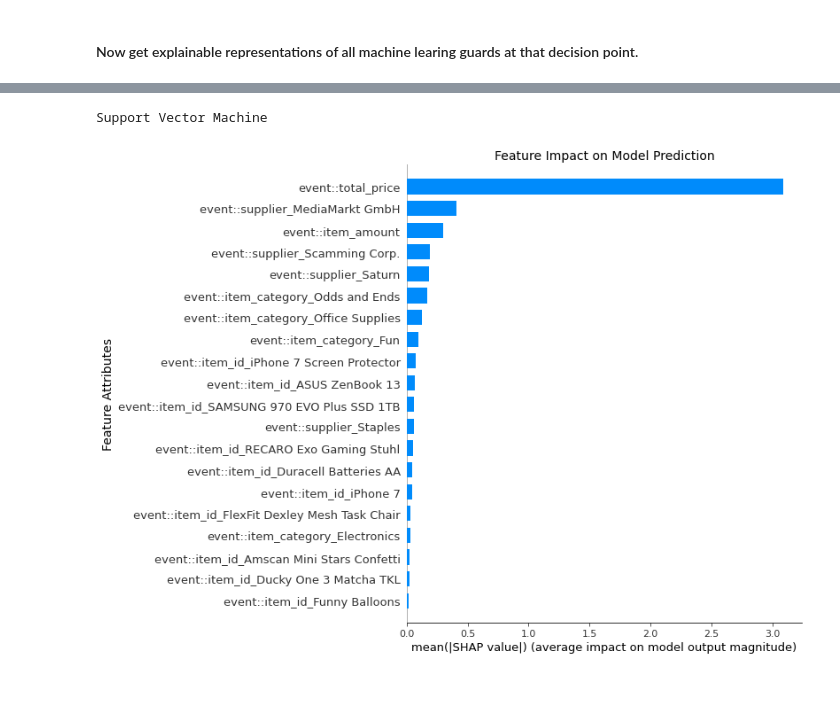
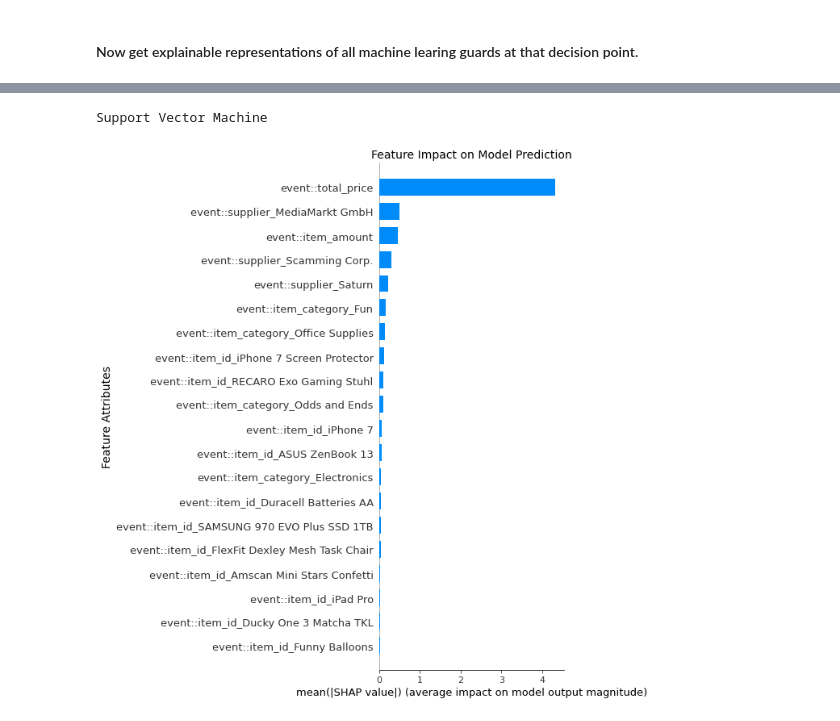
Before and after one commit to aarkue/eXdpn, a Jupyter notebook: docs/dpn_example.ipynb, the cells around one changed output, grey strips where cells are left out. Drawn from its saved outputs; the diff is of its cells as text; code cells hidden in the pictures; blank space fills up the shorter version.

```diff
--- a/docs/dpn_example.ipynb
+++ b/docs/dpn_example.ipynb
@@ -73,11 +76,11 @@ Decision Tree
 # %%
 svm_guard = dpn_base.guard_manager_per_place[decision_point].guards_list[ML_Technique.SVM]
 if svm_guard.is_explainable():
     print("Support Vector Machine")
-    svm_guard.get_explainable_representation(dpn_base.guard_manager_per_place[decision_point].X_test)
+    svm_guard.get_explainable_representation(dpn_base.guard_manager_per_place[decision_point].df_X)
 # %% [output]
 Support Vector Machine
-[figure, old version]
+[figure, new version]
 # %%
 nn_guard = dpn_base.guard_manager_per_place[decision_point].guards_list[ML_Technique.NN]
 if nn_guard.is_explainable():
```
Also changed, not shown: parts of 6 cells of this notebook, 2 other files.
